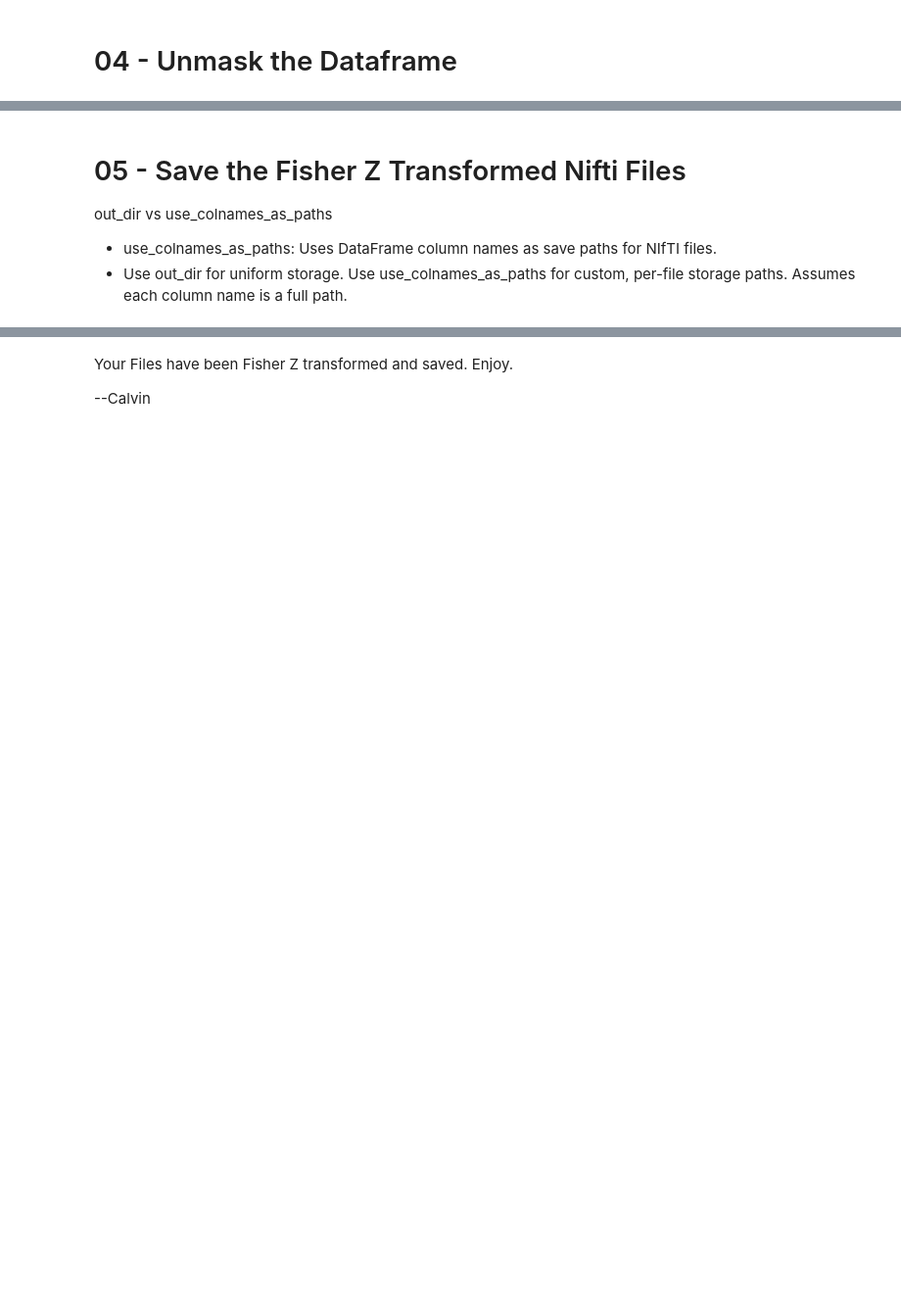
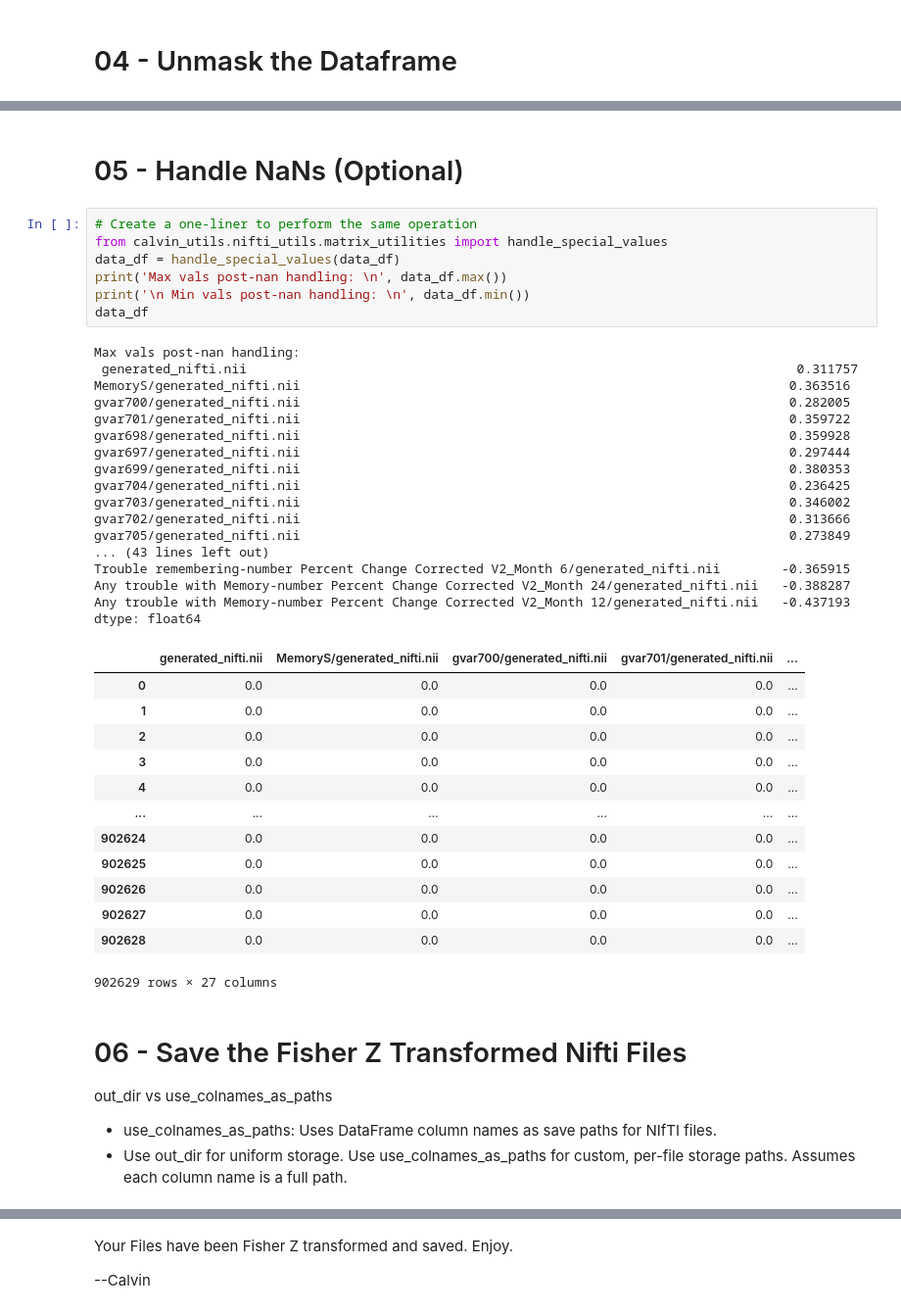
Before and after one commit to Calvinwhow/Research, a Jupyter notebook: nimlab/calvin_utils/notebooks/neuroimaging_notebooks/voxelwise_models/convert_r_to_rfz.ipynb, the cells around one changed output, grey strips where cells are left out. Shown at 98% size. Saved outputs shown, nothing was run; the diff lists cells and outputs as text; blank space fills up the shorter version.

```diff
--- a/nimlab/calvin_utils/notebooks/neuroimaging_notebooks/voxelwise_models/convert_r_to_rfz.ipynb
+++ b/nimlab/calvin_utils/notebooks/neuroimaging_notebooks/voxelwise_models/convert_r_to_rfz.ipynb
@@ -26,5 +82,45 @@ data_df
+# %% [markdown]
+# 05 - Handle NaNs (Optional)
+# %%
+# Create a one-liner to perform the same operation
+from calvin_utils.nifti_utils.matrix_utilities import handle_special_values
+data_df = handle_special_values(data_df)
+print('Max vals post-nan handling: \n', data_df.max())
+print('\n Min vals post-nan handling: \n', data_df.min())
+data_df
+# %% [output]
+Max vals post-nan handling:
+ generated_nifti.nii                                                                        0.311757
+MemoryS/generated_nifti.nii                                                                0.363516
+gvar700/generated_nifti.nii                                                                0.282005
+gvar701/generated_nifti.nii                                                                0.359722
+gvar698/generated_nifti.nii                                                                0.359928
+gvar697/generated_nifti.nii                                                                0.297444
+gvar699/generated_nifti.nii                                                                0.380353
+gvar704/generated_nifti.nii                                                                0.236425
+gvar703/generated_nifti.nii                                                                0.346002
+gvar702/generated_nifti.nii                                                                0.313666
+gvar705/generated_nifti.nii                                                                0.273849
+... (43 lines left out)
+Trouble remembering-number Percent Change Corrected V2_Month 6/generated_nifti.nii        -0.365915
+Any trouble with Memory-number Percent Change Corrected V2_Month 24/generated_nifti.nii   -0.388287
+Any trouble with Memory-number Percent Change Corrected V2_Month 12/generated_nifti.nii   -0.437193
+dtype: float64
+|  | generated_nifti.nii | MemoryS/generated_nifti.nii | gvar700/generated_nifti.nii | gvar701/generated_nifti.nii | ... |
+| 0 | 0.0 | 0.0 | 0.0 | 0.0 | ... |
+| 1 | 0.0 | 0.0 | 0.0 | 0.0 | ... |
+| 2 | 0.0 | 0.0 | 0.0 | 0.0 | ... |
+| 3 | 0.0 | 0.0 | 0.0 | 0.0 | ... |
+| 4 | 0.0 | 0.0 | 0.0 | 0.0 | ... |
+| ... | ... | ... | ... | ... | ... |
+| 902624 | 0.0 | 0.0 | 0.0 | 0.0 | ... |
+| 902625 | 0.0 | 0.0 | 0.0 | 0.0 | ... |
+| 902626 | 0.0 | 0.0 | 0.0 | 0.0 | ... |
+| 902627 | 0.0 | 0.0 | 0.0 | 0.0 | ... |
+| 902628 | 0.0 | 0.0 | 0.0 | 0.0 | ... |
+902629 rows × 27 columns
 # %% [markdown]
-# 05 - Save the Fisher Z Transformed Nifti Files
+# 06 - Save the Fisher Z Transformed Nifti Files
 
 out_dir vs use_colnames_as_paths
 
```
Also changed, not shown: parts of 7 cells of this notebook, 8 other files.
